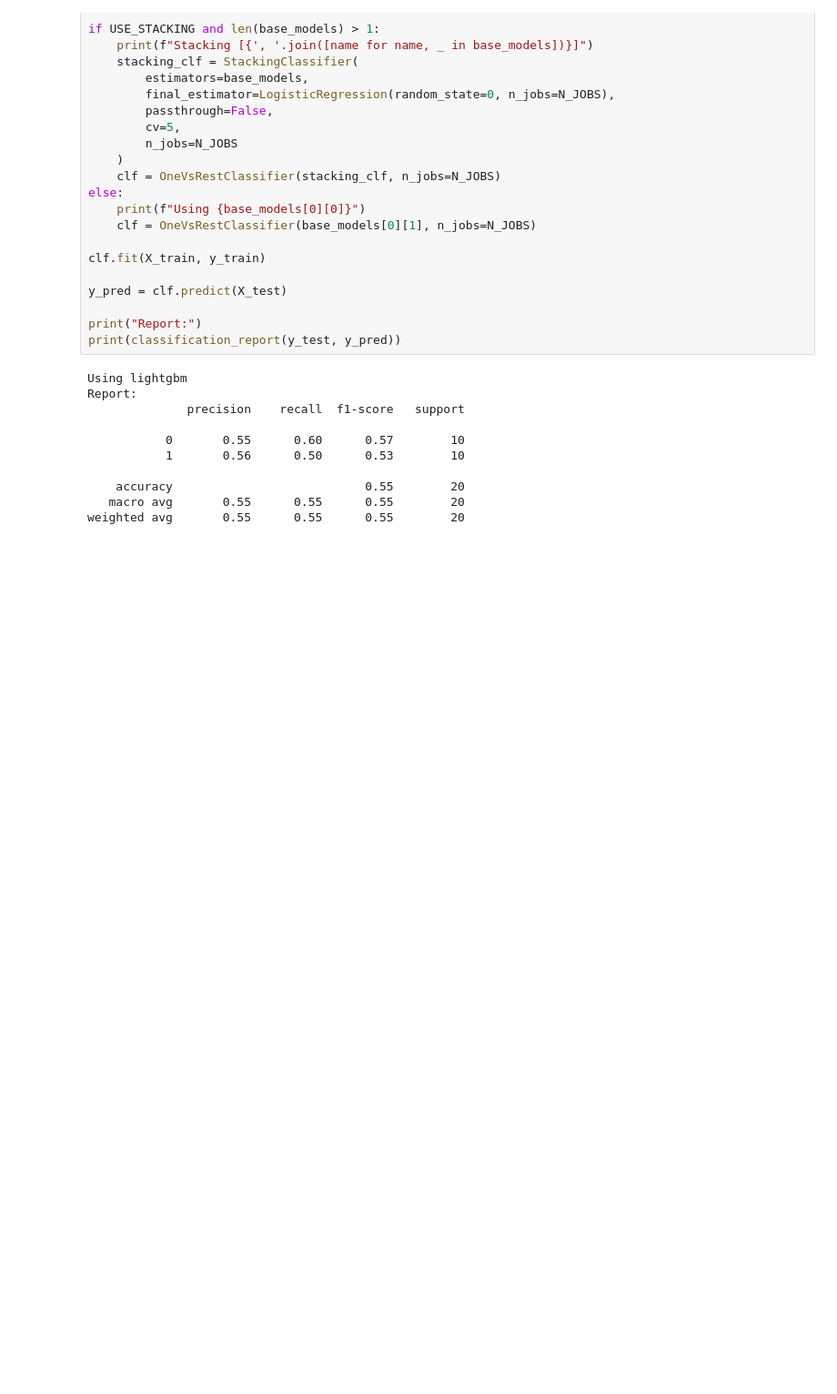
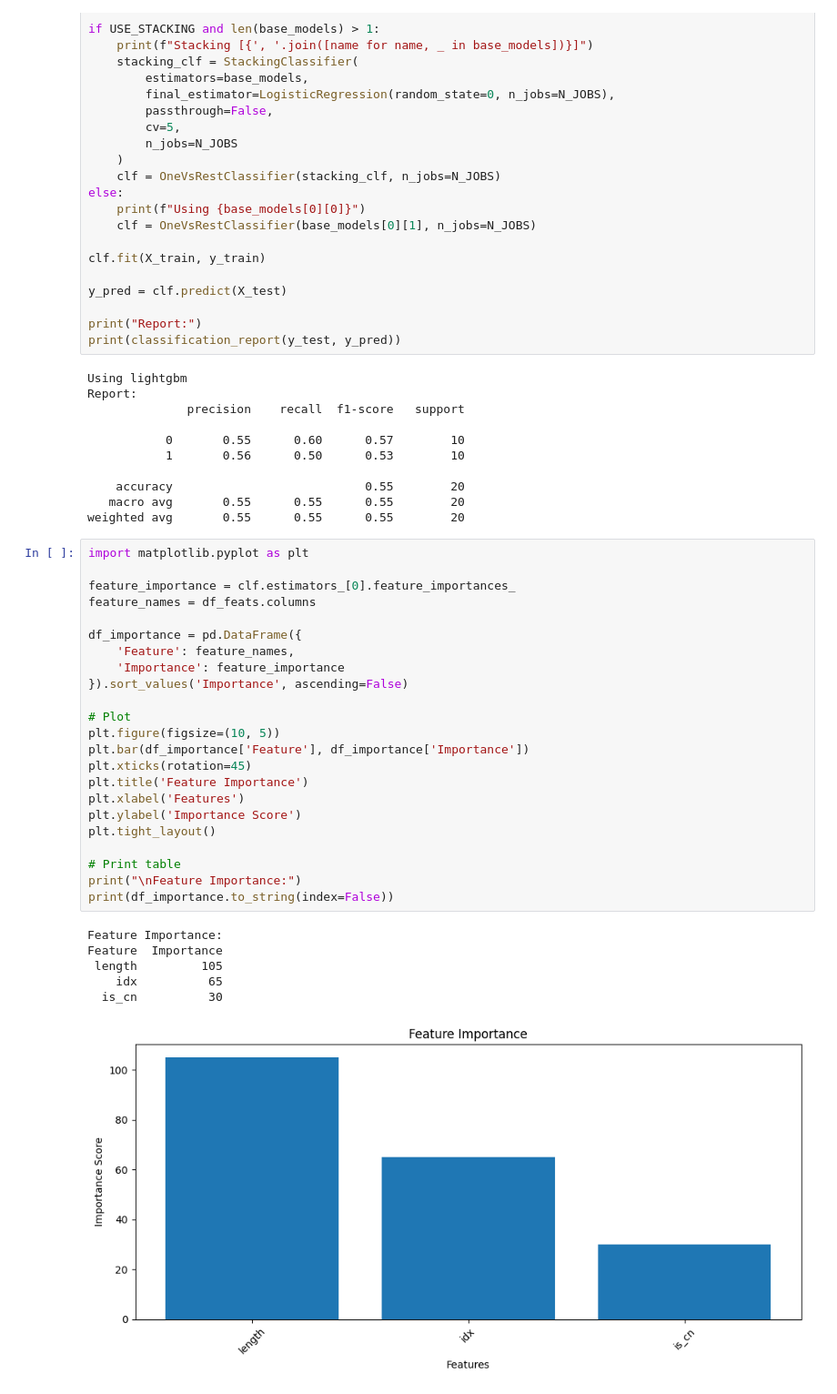
Before and after one commit to scris/ml-project-fautt, a Jupyter notebook: main.ipynb, the cells around one changed output. Shown at 91% size. Cells and saved outputs as stored; diff of their text form; blank space fills up the shorter version.

Commit message:
add feature importance

```diff
--- a/main.ipynb
+++ b/main.ipynb
@@ -130,3 +130,33 @@ Report:
     accuracy                           0.55        20
    macro avg       0.55      0.55      0.55        20
 weighted avg       0.55      0.55      0.55        20
+# %%
+import matplotlib.pyplot as plt
+
+feature_importance = clf.estimators_[0].feature_importances_
+feature_names = df_feats.columns
+
+df_importance = pd.DataFrame({
+    'Feature': feature_names,
+    'Importance': feature_importance
+}).sort_values('Importance', ascending=False)
+
+# Plot
+plt.figure(figsize=(10, 5))
+plt.bar(df_importance['Feature'], df_importance['Importance'])
+plt.xticks(rotation=45)
+plt.title('Feature Importance')
+plt.xlabel('Features')
+plt.ylabel('Importance Score')
+plt.tight_layout()
+
+# Print table
+print("\nFeature Importance:")
+print(df_importance.to_string(index=False))
+# %% [output]
+Feature Importance:
+Feature  Importance
+ length         105
+    idx          65
+  is_cn          30
+[figure, added]
```
Also changed, not shown: parts of 1 cell of this notebook.
